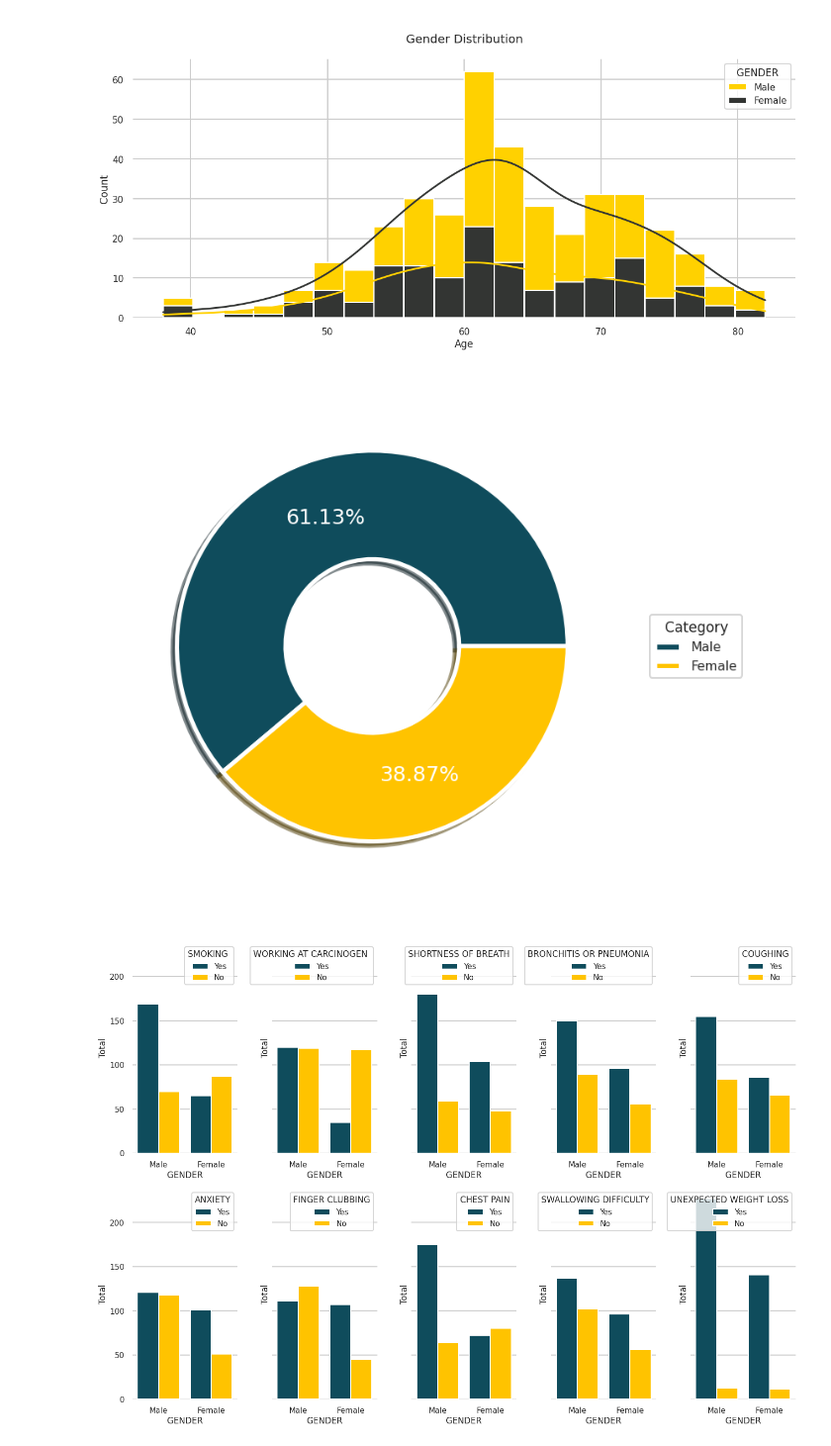
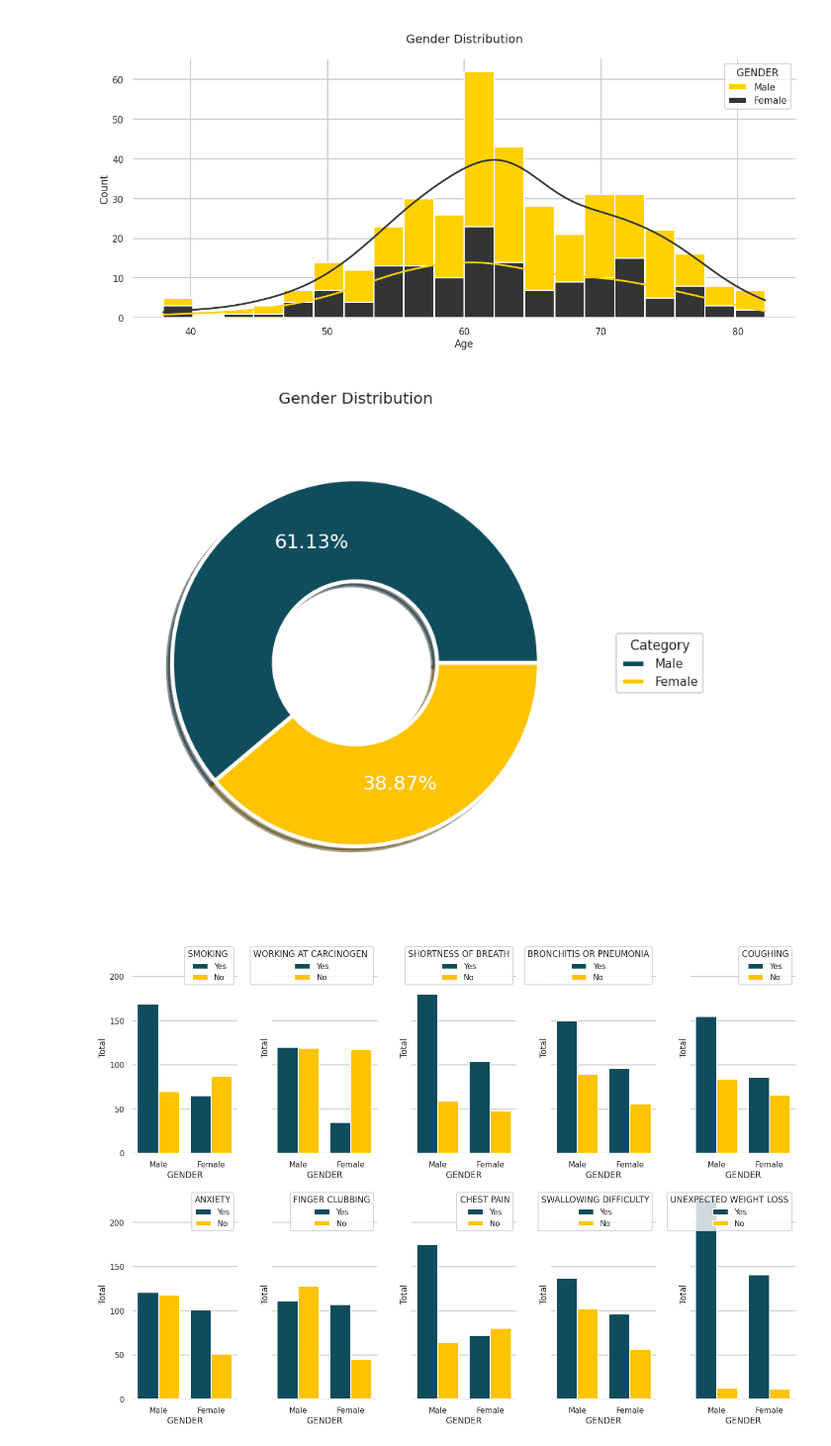
Before and after one commit to tanzina-islam/Lung_Cancer_Prediction_Using_ML, a Jupyter notebook: Lung_Cancer_Prediction.ipynb, the cells around one changed output. Shown at 99% size. Saved outputs shown, nothing was run; the diff lists cells and outputs as text; code cells hidden in the pictures.

```diff
--- a/Lung_Cancer_Prediction.ipynb
+++ b/Lung_Cancer_Prediction.ipynb
@@ -140,26 +140,27 @@ plt.show()
 # %%
 plt.subplots(figsize=(12, 12))
 
 labels = "Male","Female"
 size = 0.5
 
 wedges, texts, autotexts = plt.pie([len(data_pos[data_pos["GENDER"]=="Male"]["GENDER"]),
                                     len(data_pos[data_pos["GENDER"]=="Female"]["GENDER"])],
                                     explode = (0,0),
                                     textprops=dict(size= 25, color= "white"),
                                     autopct="%.2f%%",
                                     pctdistance = 0.7,
                                     radius=.9,
                                     colors = ["#0f4c5c","#FFC300"],
                                     shadow = True,
                                     wedgeprops=dict(width = size, edgecolor = "white",
                                     linewidth = 5),
                                     startangle = 0)
 
 plt.legend(wedges, labels, title="Category",loc="center left",bbox_to_anchor=(1, 0, 0.5, 1))
+plt.title("\nGender Distribution",fontsize=20)
 plt.show()
 # %% [output]
-[figure, old version]
+[figure, new version]
 # %%
 _, axs = plt.subplots(2,5,figsize=(20,14),sharex=False,sharey=True)
 plt.tight_layout(pad=2.0)
```
Also changed, not shown: parts of 2 cells of this notebook.
